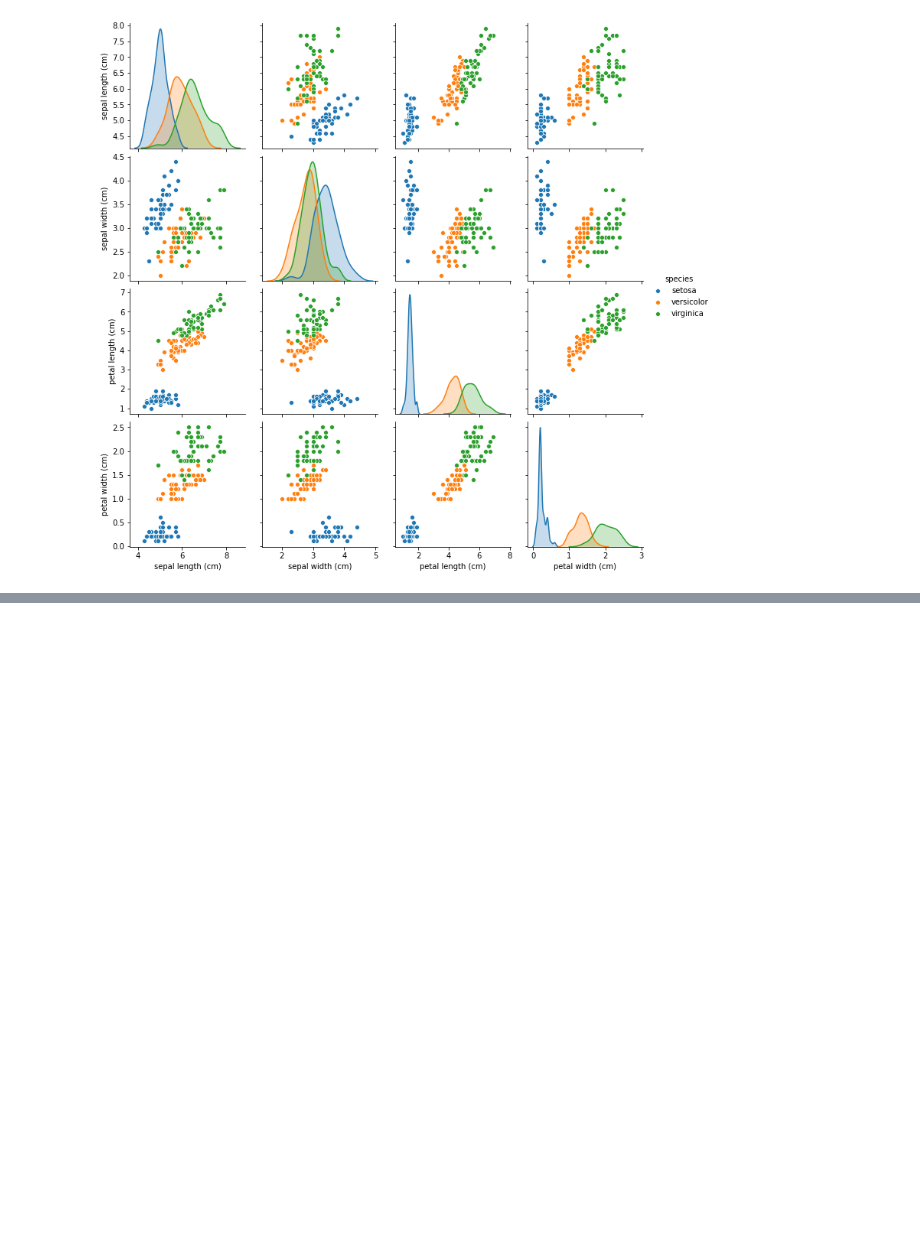
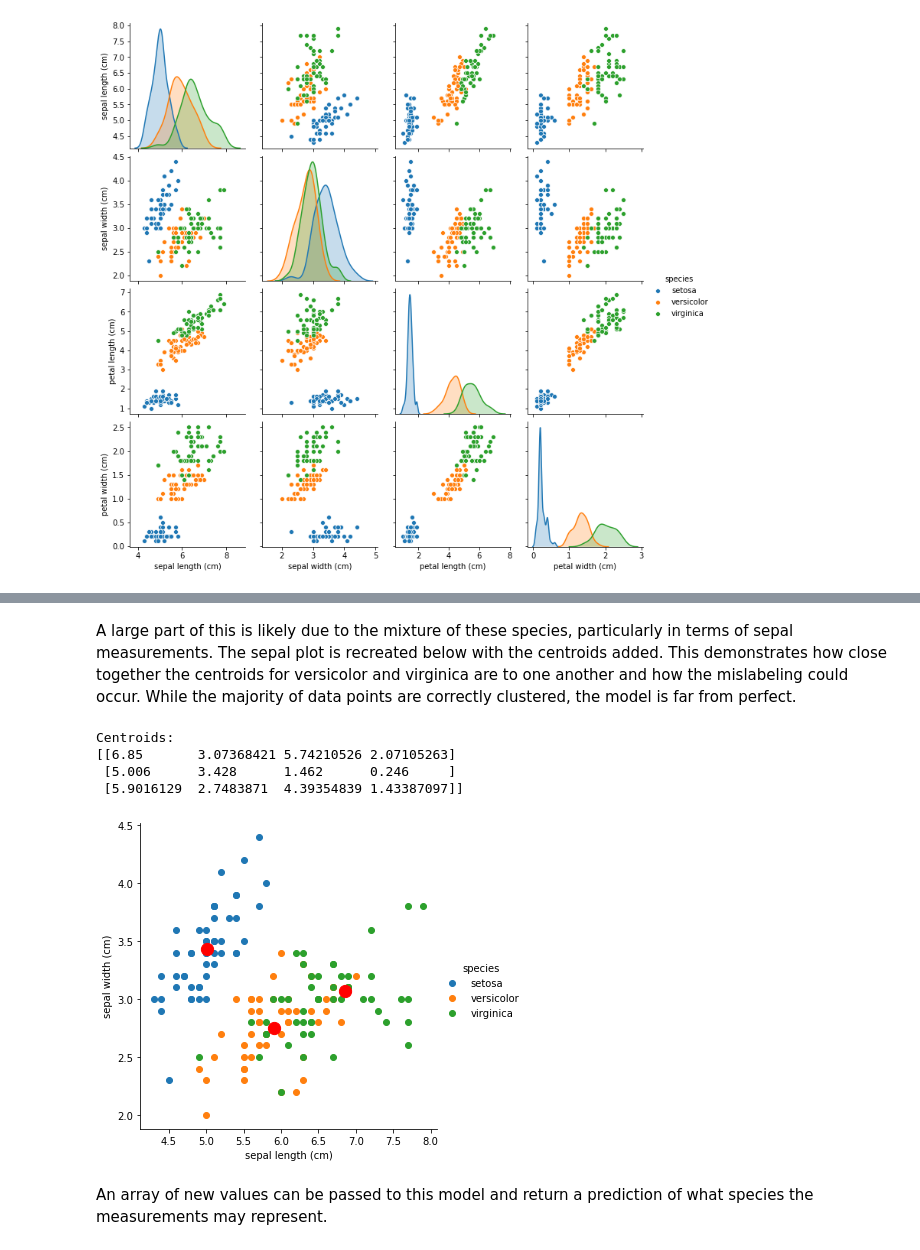
Before and after one commit to jennifer-ryan/machine-learning-tasks, a Jupyter notebook: Tasks.ipynb, the cells around one changed output, grey strips where cells are left out. Saved outputs shown, nothing was run; the diff lists cells and outputs as text; code cells hidden in the pictures; blank space fills up the shorter version.

```diff
--- a/Tasks.ipynb
+++ b/Tasks.ipynb
@@ -628,6 +562,0 @@ With one cluster the SSE is very large as there is just a single centroid that a
-# %%
-# Create an instance of k-means with 3 clusters
-kmeans = skcl.KMeans(n_clusters=3)
-
-# Fit the model to the iris data
-kmeans.fit(iris.data)
@@ -694,0 +676,20 @@ accuracy_score(iris.target, y)
+# %% [markdown]
+A large part of this is likely due to the mixture of these species, particularly in terms of sepal measurements. The sepal plot is recreated below with the centroids added. This demonstrates how close together the centroids for versicolor and virginica are to one another and how the mislabeling could occur. While the majority of data points are correctly clustered, the model is far from perfect.
+# %%
+# Centroids for all data
+centroids = kmeans.cluster_centers_
+print("Centroids:")
+print(centroids)
+
+# Adding sepeal centroids to the plot
+sns.FacetGrid(iris2, hue = 'species', height=5).map(plt.scatter, 'sepal length (cm)', 'sepal width (cm)').add_legend()
+plt.scatter(kmeans.cluster_centers_[:, 0], kmeans.cluster_centers_[:, 1], s = 150, c = 'red')
+plt.show()
+# %% [output]
+Centroids:
+[[6.85       3.07368421 5.74210526 2.07105263]
+ [5.006      3.428      1.462      0.246     ]
+ [5.9016129  2.7483871  4.39354839 1.43387097]]
+[figure, added]
+# %% [markdown]
+An array of new values can be passed to this model and return a prediction of what species the measurements may represent.
```
Also changed, not shown: parts of 35 cells of this notebook.
